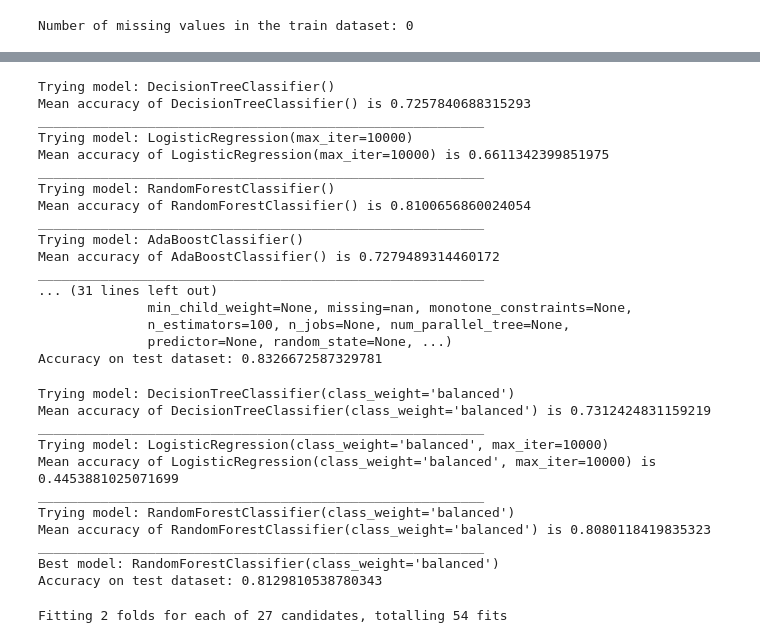
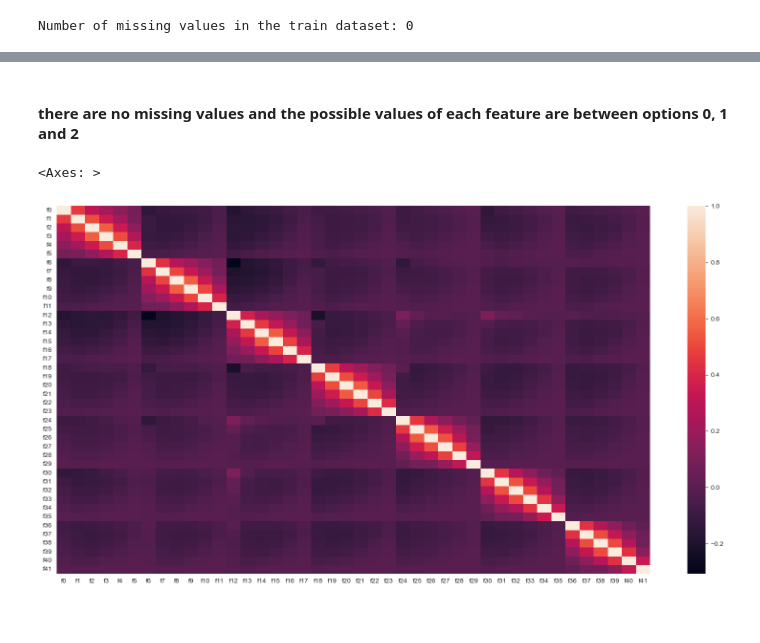
Before and after one commit to NadavShoham/AppliedML, a Jupyter notebook: notebooks/ml_ex2/Assignment2_Applied_ML.ipynb, the cells around one changed output, grey strips where cells are left out. Cells and saved outputs as stored; diff of their text form; code cells hidden in the pictures.

```diff
--- a/notebooks/ml_ex2/Assignment2_Applied_ML.ipynb
+++ b/notebooks/ml_ex2/Assignment2_Applied_ML.ipynb
@@ -181,68 +107,0 @@ def tryModelsKfold(models, X, y):
-# %%
-# trying several models using kfold
-models = [
-    DecisionTreeClassifier(),
-    LogisticRegression(max_iter=10000),
-    # GradientBoostingClassifier(),
-    RandomForestClassifier(),
-    AdaBoostClassifier(),
-    xgb.XGBClassifier()
-]
-best_model = tryModelsKfold(models, X_trainDev, y_trainDev)
-# check accuracy on test dataset
-y_pred = best_model.predict(X_test)
-score = accuracy_score(y_test, y_pred)
-print(f"Accuracy on test dataset: {score}")
-# %% [output]
-Trying model: DecisionTreeClassifier()
-Mean accuracy of DecisionTreeClassifier() is 0.7257840688315293
-_________________________________________________________
-Trying model: LogisticRegression(max_iter=10000)
-Mean accuracy of LogisticRegression(max_iter=10000) is 0.6611342399851975
-_________________________________________________________
-Trying model: RandomForestClassifier()
-Mean accuracy of RandomForestClassifier() is 0.8100656860024054
-_________________________________________________________
-Trying model: AdaBoostClassifier()
-Mean accuracy of AdaBoostClassifier() is 0.7279489314460172
-_________________________________________________________
-... (31 lines left out)
-              min_child_weight=None, missing=nan, monotone_constraints=None,
-              n_estimators=100, n_jobs=None, num_parallel_tree=None,
-              predictor=None, random_state=None, ...)
-Accuracy on test dataset: 0.8326672587329781
-# %%
-# trying several models using kfold and weights
-# desicion tree with weights
-models = [DecisionTreeClassifier(class_weight='balanced'), LogisticRegression(max_iter=10000, class_weight='balanced'), RandomForestClassifier(class_weight='balanced')]
-# check accuracy on test dataset
-best_model = tryModelsKfold(models, X_trainDev, y_trainDev)
-y_pred = best_model.predict(X_test)
-score = accuracy_score(y_test, y_pred)
-print(f"Accuracy on test dataset: {score}")
-# %% [output]
-Trying model: DecisionTreeClassifier(class_weight='balanced')
-Mean accuracy of DecisionTreeClassifier(class_weight='balanced') is 0.7312424831159219
-_________________________________________________________
-Trying model: LogisticRegression(class_weight='balanced', max_iter=10000)
-Mean accuracy of LogisticRegression(class_weight='balanced', max_iter=10000) is 0.4453881025071699
-_________________________________________________________
-Trying model: RandomForestClassifier(class_weight='balanced')
-Mean accuracy of RandomForestClassifier(class_weight='balanced') is 0.8080118419835323
-_________________________________________________________
-Best model: RandomForestClassifier(class_weight='balanced')
-Accuracy on test dataset: 0.8129810538780343
-# %%
-# perform grid search on the best model XGBClassifier
-from sklearn.model_selection import GridSearchCV
-parameters = {
-    'max_depth': [3, 4, 5],
-    'n_estimators': [50, 100, 150],
-    'learning_rate': [0.01, 0.1, 0.2]
-}
-clf = GridSearchCV(xgb.XGBClassifier(), parameters, n_jobs=5, cv=2, verbose=2, refit=True)
-clf.fit(X_trainDev, y_trainDev)
-print(clf.best_params_)
-# TODO: this takes too much time, try to run it somehow
-# %% [output]
-Fitting 2 folds for each of 27 candidates, totalling 54 fits
@@ -251,0 +108,10 @@ Fitting 2 folds for each of 27 candidates, totalling 54 fits
+# %% [markdown]
+#### there are no missing values and the possible values of each feature are between options 0, 1 and 2
+# %%
+plt.figure(figsize=(20, 10))
+# check correlation between features
+sns.heatmap(X_train.corr())
+# TODO: what do we understand from this? maybe create a new correlation method or remove this section
+# %% [output]
+<Axes: >
+[figure, added]
```
Also changed, not shown: parts of 53 cells of this notebook.
